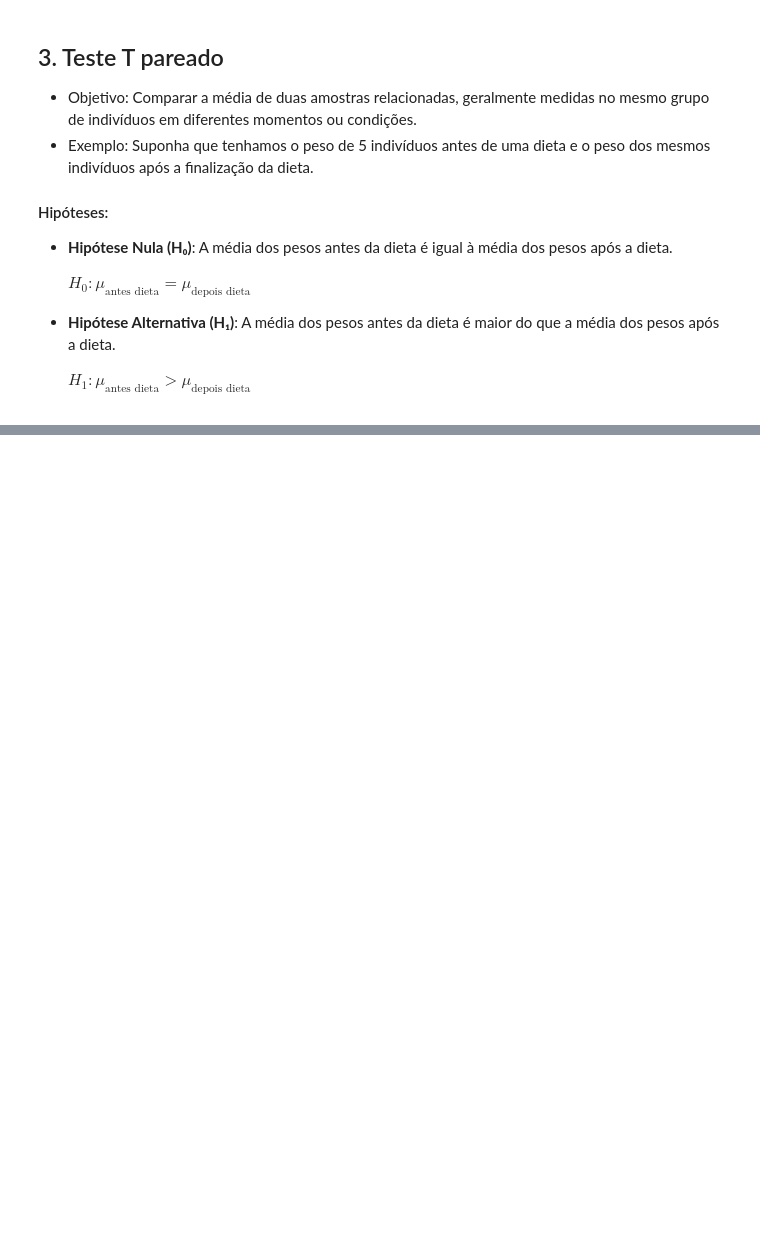
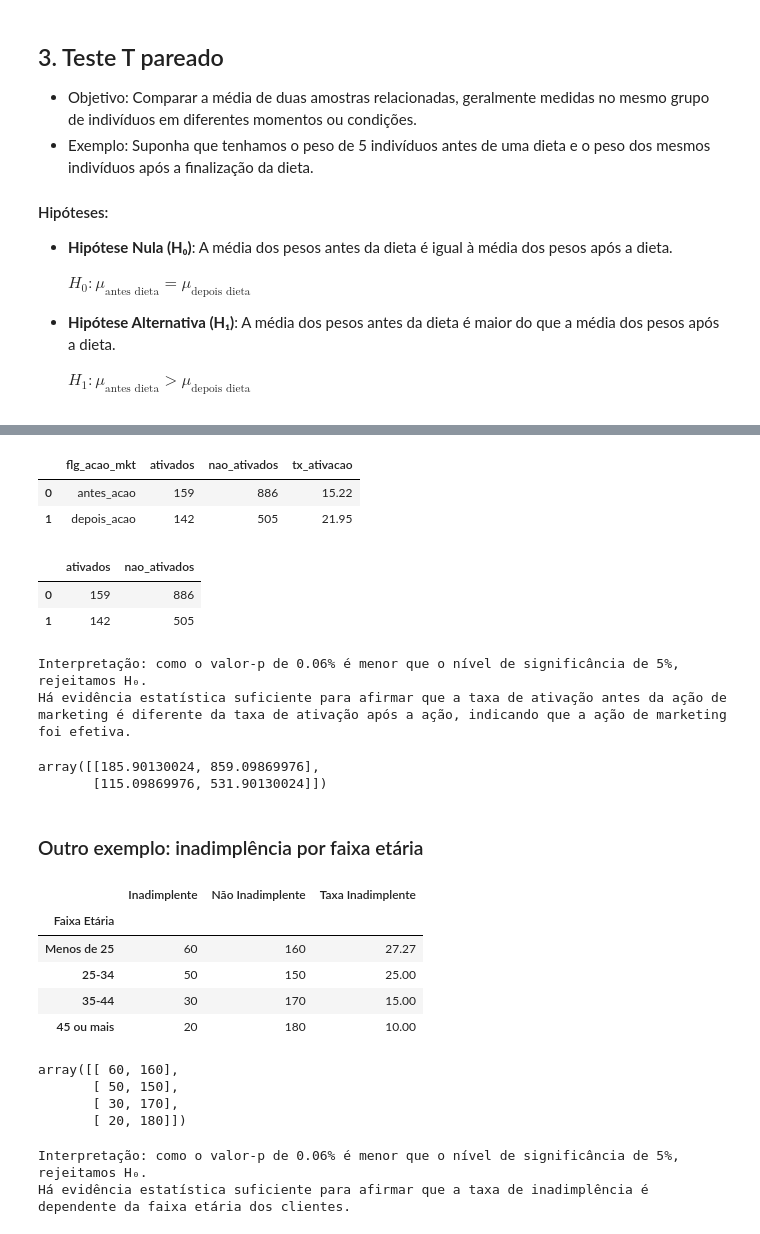
Before and after one commit to michaelchavesnzy/hypothesis_test, a Jupyter notebook: intro_hypothesis_test.ipynb, the cells around one changed output, grey strips where cells are left out. Drawn from its saved outputs; the diff is of its cells as text; code cells hidden in the pictures; blank space fills up the shorter version.

```diff
--- a/intro_hypothesis_test.ipynb
+++ b/intro_hypothesis_test.ipynb
@@ -137,0 +332,78 @@ Há evidência estatística suficiente para afirmar que a média dos pesos antes
+# %%
+df_mkt = pd.DataFrame({"flg_acao_mkt": ["antes_acao", "depois_acao"],
+                        "ativados": [159, 142],
+                        "nao_ativados": [886,505]})
+
+df_mkt["tx_ativacao"] = round((df_mkt["ativados"]/(df_mkt["ativados"] + df_mkt["nao_ativados"]))*100,2)
+df_mkt
+# %% [output]
+|  | flg_acao_mkt | ativados | nao_ativados | tx_ativacao |
+| 0 | antes_acao | 159 | 886 | 15.22 |
+| 1 | depois_acao | 142 | 505 | 21.95 |
+# %%
+df_contingencia = df_mkt[["ativados", "nao_ativados"]]
+df_contingencia
+# %% [output]
+|  | ativados | nao_ativados |
+| 0 | 159 | 886 |
+| 1 | 142 | 505 |
+# %%
+chi2, p_avlue, dof, esperados = stats.chi2_contingency(df_contingencia)
+
+# Estrutura condicional para interpretação do resultado
+if p_value < 0.05:
+    print("Interpretação: como o valor-p de {:.2f}% é menor que o nível de significância de 5%, rejeitamos H₀.".format(p_value * 100))
+    print("Há evidência estatística suficiente para afirmar que a taxa de ativação antes da ação de marketing é diferente da taxa de ativação após a ação, indicando que a ação de marketing foi efetiva.")
+else:
+    print("Interpretação: como o valor-p de {:.2f}% é maior ou igual ao nível de significância de 5%, não rejeitamos H₀.".format(p_value * 100))
+    print("Não há evidência estatística suficiente para afirmar que a taxa de ativação antes da ação de marketing é diferente da taxa de ativação após a ação.")
+# %% [output]
+Interpretação: como o valor-p de 0.06% é menor que o nível de significância de 5%, rejeitamos H₀.
+Há evidência estatística suficiente para afirmar que a taxa de ativação antes da ação de marketing é diferente da taxa de ativação após a ação, indicando que a ação de marketing foi efetiva.
+# %%
+#valores esperados
+esperados
+# %% [output]
+array([[185.90130024, 859.09869976],
+       [115.09869976, 531.90130024]])
+# %% [markdown]
+### Outro exemplo: inadimplência por faixa etária
+# %%
+data = {
+    'Faixa Etária': ['Menos de 25', '25-34', '35-44', '45 ou mais'],
+    'Inadimplente': [60, 50, 30, 20],
+    'Não Inadimplente': [160, 150, 170, 180]
+}
+
+df_idade = pd.DataFrame(data)
+df_idade.set_index('Faixa Etária', inplace=True)
+df_idade["Taxa Inadimplente"] = round((df_idade["Inadimplente"]/(df_idade["Inadimplente"] + df_idade["Não Inadimplente"]))*100,2)
+
+df_idade
+# %% [output]
+|  | Inadimplente | Não Inadimplente | Taxa Inadimplente |
+| Faixa Etária |  |  |  |
+| Menos de 25 | 60 | 160 | 27.27 |
+| 25-34 | 50 | 150 | 25.00 |
+| 35-44 | 30 | 170 | 15.00 |
+| 45 ou mais | 20 | 180 | 10.00 |
+# %%
+array_contingencia = np.array(df_idade[["Inadimplente", "Não Inadimplente"]])
+# %% [output]
+array([[ 60, 160],
+       [ 50, 150],
+       [ 30, 170],
+       [ 20, 180]])
+# %%
+chi2, p_avlue, dof, esperados = stats.chi2_contingency(observed=array_contingencia)
+
+# Estrutura condicional para interpretação do resultado
+if p_value < 0.05:
+    print("Interpretação: como o valor-p de {:.2f}% é menor que o nível de significância de 5%, rejeitamos H₀.".format(p_value * 100))
+    print("Há evidência estatística suficiente para afirmar que a taxa de inadimplência é dependente da faixa etária dos clientes.")
+else:
+    print("Interpretação: como o valor-p de {:.2f}% é maior ou igual ao nível de significância de 5%, não rejeitamos H₀.".format(p_value * 100))
+    print("Não há evidência estatística suficiente para afirmar que a taxa de inadimplência é dependente da faixa etária dos clientes.")
+# %% [output]
+Interpretação: como o valor-p de 0.06% é menor que o nível de significância de 5%, rejeitamos H₀.
+Há evidência estatística suficiente para afirmar que a taxa de inadimplência é dependente da faixa etária dos clientes.
```
Also changed, not shown: parts of 29 cells of this notebook.
